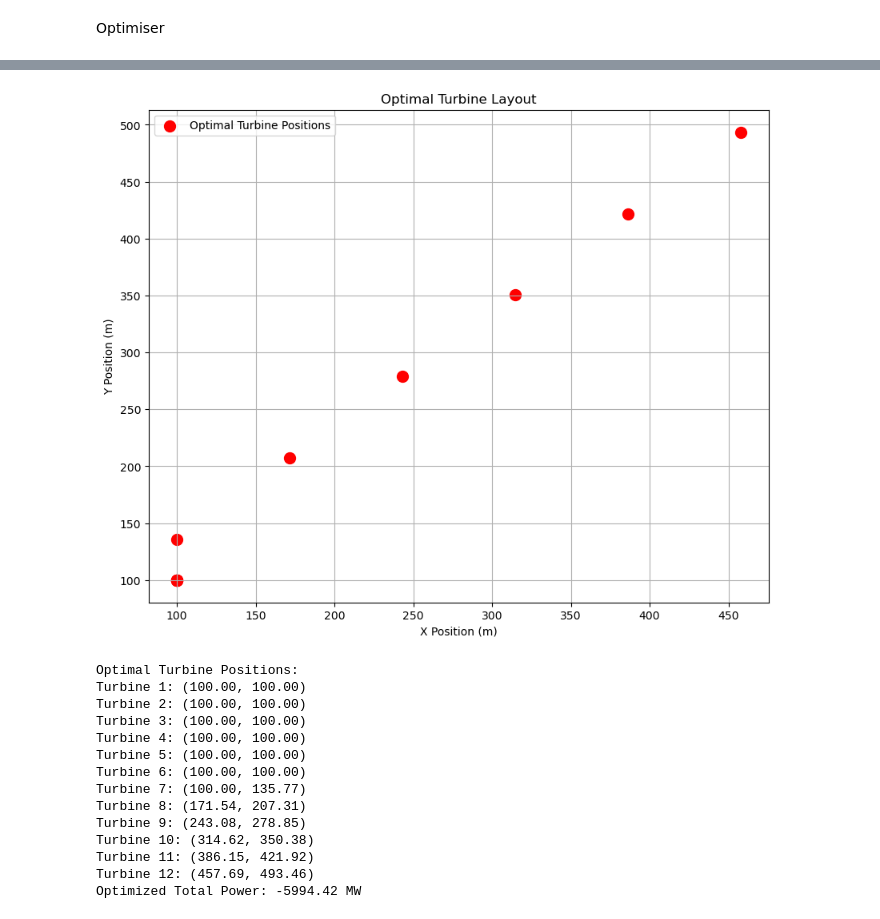
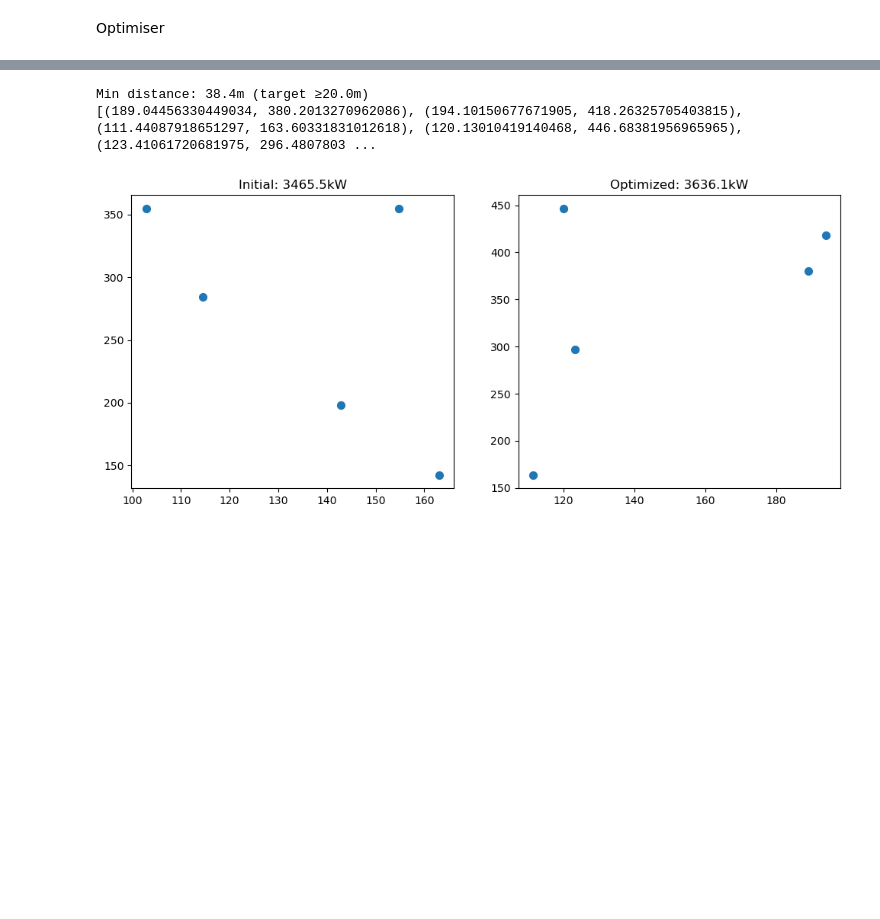
Before and after one commit to ZoeAliki/thesis-SWE-optimising, a Jupyter notebook: Thesis_january_optimiser_22-01_before_lunch.ipynb, the cells around one changed output, grey strips where cells are left out. Saved outputs shown, nothing was run; the diff lists cells and outputs as text; code cells hidden in the pictures; blank space fills up the shorter version.

```diff
--- a/Thesis_january_optimiser_22-01_before_lunch.ipynb
+++ b/Thesis_january_optimiser_22-01_before_lunch.ipynb
@@ -718,12 +835,12 @@ def run_scipy_optimizer(w, W, mesh, bcs, rho, depth, nu, C_D, C_T, A_T, sigma, D
 # %% [markdown]
 Optimiser
 # %%
-print(n_turbines)
-print(initial_turbine_positions)
-
-opt_positions, opt_power, result = run_scipy_optimizer(
-    w, W, mesh, bcs, rho, depth, nu, C_D, C_T, A_T, sigma, D,
-    n_turbines, Lx, Ly, initial_turbine_positions,
-    distance_from_inlet, distance_to_side, distance_to_outlet
-)
+if run_optimiser:
+    opt_positions, opt_power, result = run_scipy_optimizer(
+        w, W, mesh, bcs, rho, depth, nu, C_D, C_T, A_T, sigma, D,
+        n_turbines, Lx, Ly, initial_turbine_positions,
+        distance_from_inlet, distance_to_side, distance_to_outlet
+    )
+else:
+    print("Optimization not requested, skipping optimizer run.")
 # %% [output]
@@ -747,34 +865,27 @@ Optimization complete! Power: -5994.42 MW
-# %%
-#plotting optimal pos etc
-
-plt.figure(figsize=(10, 8))
-plt.scatter([p[0] for p in opt_positions], [p[1] for p in opt_positions], c='red', s=100, label='Optimal Turbine Positions')
-plt.xlabel('X Position (m)')
-plt.ylabel('Y Position (m)')
-plt.title('Optimal Turbine Layout')
-plt.grid(True)
-plt.legend()
-plt.show()
-
-print("Optimal Turbine Positions:")
-for i, pos in enumerate(opt_positions):
-    print(f"Turbine {i+1}: ({pos[0]:.2f}, {pos[1]:.2f})")
-
-print(f"Optimized Total Power: {opt_power/1e6:.2f} MW")
-# %% [output]
-[figure, removed]
-Optimal Turbine Positions:
-Turbine 1: (100.00, 100.00)
-Turbine 2: (100.00, 100.00)
-Turbine 3: (100.00, 100.00)
-Turbine 4: (100.00, 100.00)
-Turbine 5: (100.00, 100.00)
-Turbine 6: (100.00, 100.00)
-Turbine 7: (100.00, 135.77)
-Turbine 8: (171.54, 207.31)
-Turbine 9: (243.08, 278.85)
-Turbine 10: (314.62, 350.38)
-Turbine 11: (386.15, 421.92)
-Turbine 12: (457.69, 493.46)
-Optimized Total Power: -5994.42 MW
+# %%
+#checking distances after optimisation between turbines
+
+#SOLELY FOR TESTING PURPOSES Zoë :) to be removed later
+
+final_dists = []
+for i in range(n_turbines):
+    for j in range(i+1, n_turbines):
+        dist = np.linalg.norm(np.array(opt_positions[i]) - np.array(opt_positions[j]))
+        final_dists.append(dist)
+print(f"Min distance: {min(final_dists):.1f}m (target ≥{2*D:.1f}m)")
+
+print(opt_positions)
+
+fig, (ax1, ax2) = plt.subplots(1,2,figsize=(12,5))
+ax1.scatter(initial_turbine_positions[:,0], initial_turbine_positions[:,1], s=50); ax1.set_title(f"Initial: {init_total_power/1e3:.1f}kW")
+plt.ylabel('Y Position (m)')
+plt.xlabel('X Position (m)')
+plt.grid(True)
+plt.legend()
+ax2.scatter([p[0] for p in opt_positions], [p[1] for p in opt_positions], s=50); ax2.set_title(f"Optimized: {opt_power/1e3:.1f}kW")
+plt.show()
+# %% [output]
+Min distance: 38.4m (target ≥20.0m)
+[(189.04456330449034, 380.2013270962086), (194.10150677671905, 418.26325705403815), (111.44087918651297, 163.60331831012618), (120.13010419140468, 446.68381956965965), (123.41061720681975, 296.4807803 ...
+[figure, added]
 # %%
```
Also changed, not shown: parts of 9 cells of this notebook.
